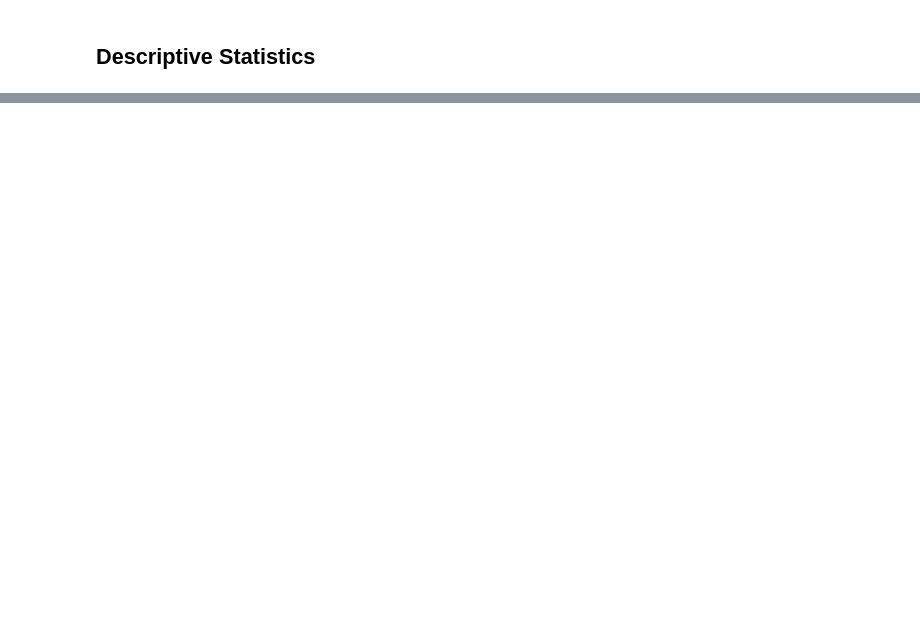
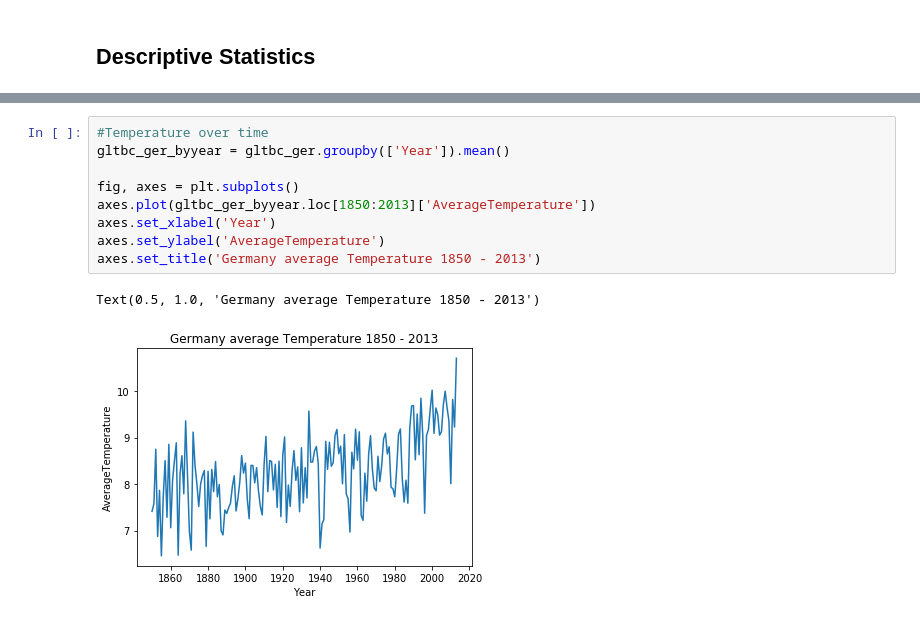
Before and after one commit to darkD3mon/climate-change-htw-2019, a Jupyter notebook: Deskriptiv_Germany.ipynb, the cells around one changed output, grey strips where cells are left out. Cells and saved outputs as stored; diff of their text form; blank space fills up the shorter version.

```diff
--- a/Deskriptiv_Germany.ipynb
+++ b/Deskriptiv_Germany.ipynb
@@ -68,0 +113,12 @@ stats
+# %%
+#Temperature over time
+gltbc_ger_byyear = gltbc_ger.groupby(['Year']).mean()
+
+fig, axes = plt.subplots()
+axes.plot(gltbc_ger_byyear.loc[1850:2013]['AverageTemperature'])
+axes.set_xlabel('Year')
+axes.set_ylabel('AverageTemperature')
+axes.set_title('Germany average Temperature 1850 - 2013')
+# %% [output]
+Text(0.5, 1.0, 'Germany average Temperature 1850 - 2013')
+[figure, added]
```
Also changed, not shown: parts of 11 cells of this notebook.
